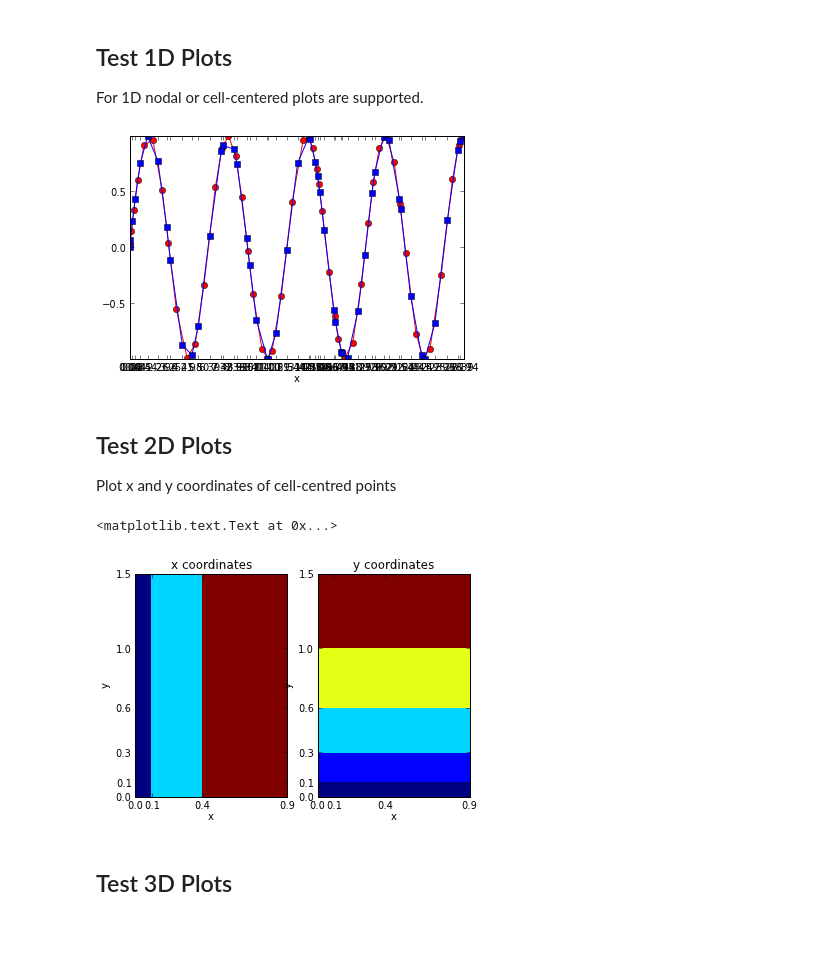
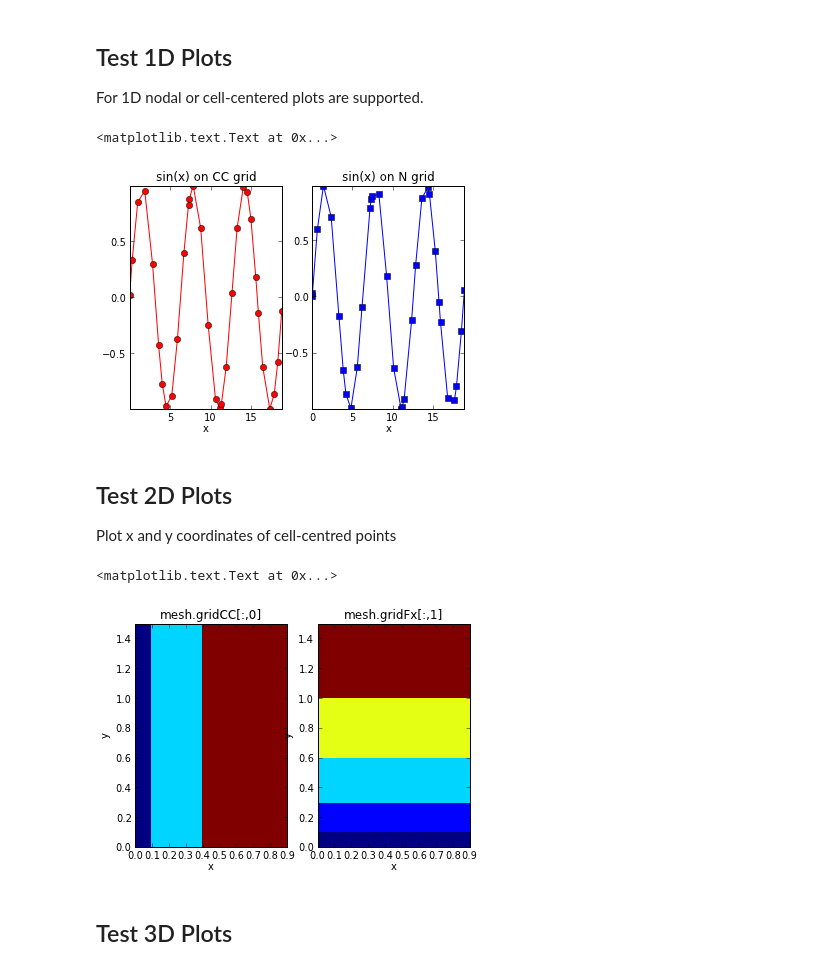
Before and after one commit to simpeg/simpeg, a Jupyter notebook: notebooks/exPlotImage2D.ipynb, the cells around one changed output. Saved outputs shown, nothing was run; the diff lists cells and outputs as text; code cells hidden in the pictures; blank space fills up the shorter version.

Commit message:
plotImage can now handle face and edge staggered input removed strange axes in plotImage

```diff
--- a/notebooks/exPlotImage2D.ipynb
+++ b/notebooks/exPlotImage2D.ipynb
@@ -11,19 +11,24 @@ from SimPEG import TensorMesh
 For 1D nodal or cell-centered plots are supported.
 # %%
 x0 = np.zeros(1)
-h = np.random.rand(51)
+h = np.random.rand(32)
 mesh = TensorMesh([h],x0)
 # %%
 sin = lambda x: np.sin(x)
 xc   = mesh.gridCC
 xn   = mesh.gridN
 
 fig = plt.figure(1)
 fig.clf()
-ph1 = mesh.plotImage(sin(xc),ax=subplot(111))
-ph2 = mesh.plotImage(sin(xn),ax=subplot(111),imageType='N')
+ax1 = subplot(121)
+ax2 = subplot(122)
+ph1 = mesh.plotImage(sin(xc),ax=ax1)
+ph2 = mesh.plotImage(sin(xn),ax=ax2,imageType='N')
+ax1.set_title('sin(x) on CC grid')
+ax2.set_title('sin(x) on N grid')
 # %% [output]
+<matplotlib.text.Text at 0x...>
-[figure, old version]
+[figure, new version]
 # %% [markdown]
 ## Test 2D Plots
 
@@ -39,12 +44,12 @@ fig.clf()
 ax1 = subplot(121)
 ax2 = subplot(122)
 mesh.plotImage(mesh.gridCC[:,0],ax = ax1)
-ax1.set_title('x coordinates')
-mesh.plotImage(mesh.gridCC[:,1],ax = ax2)
-ax2.set_title('y coordinates')
+ax1.set_title('mesh.gridCC[:,0]')
+mesh.plotImage(mesh.gridFx[:,1],ax = ax2,imageType='Fx')
+ax2.set_title('mesh.gridFx[:,1]')
 # %% [output]
 <matplotlib.text.Text at 0x...>
-[figure, old version]
+[figure, new version]
 # %% [markdown]
 ## Test 3D Plots
 # %%
```
Also changed, not shown: parts of 1 cell of this notebook, 1 other file.
